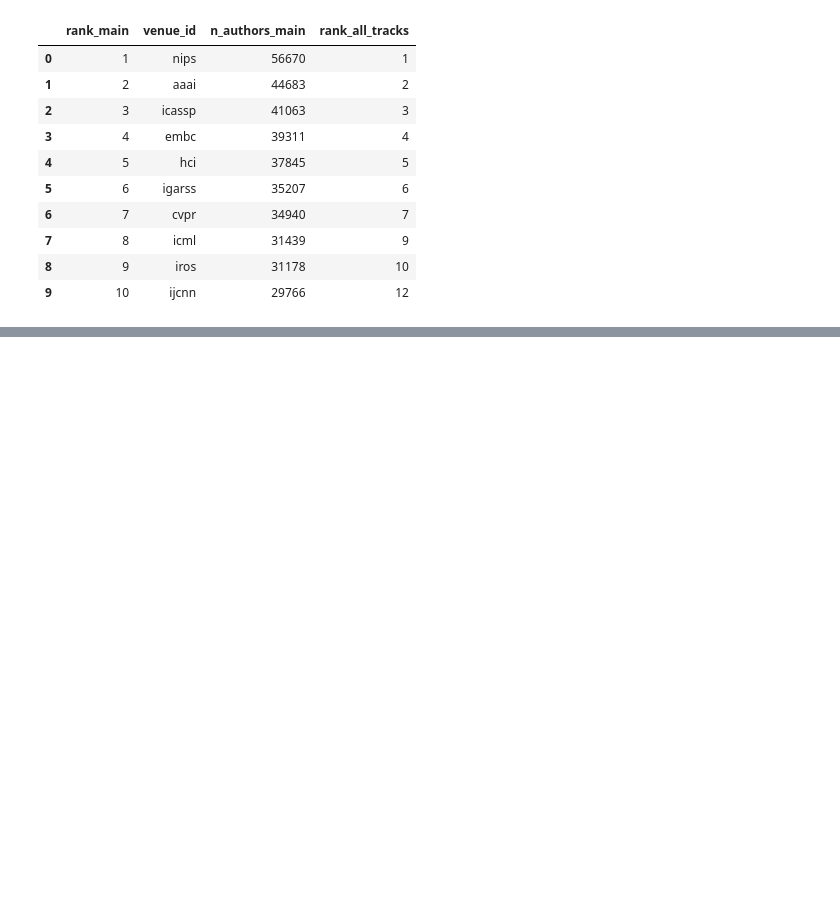
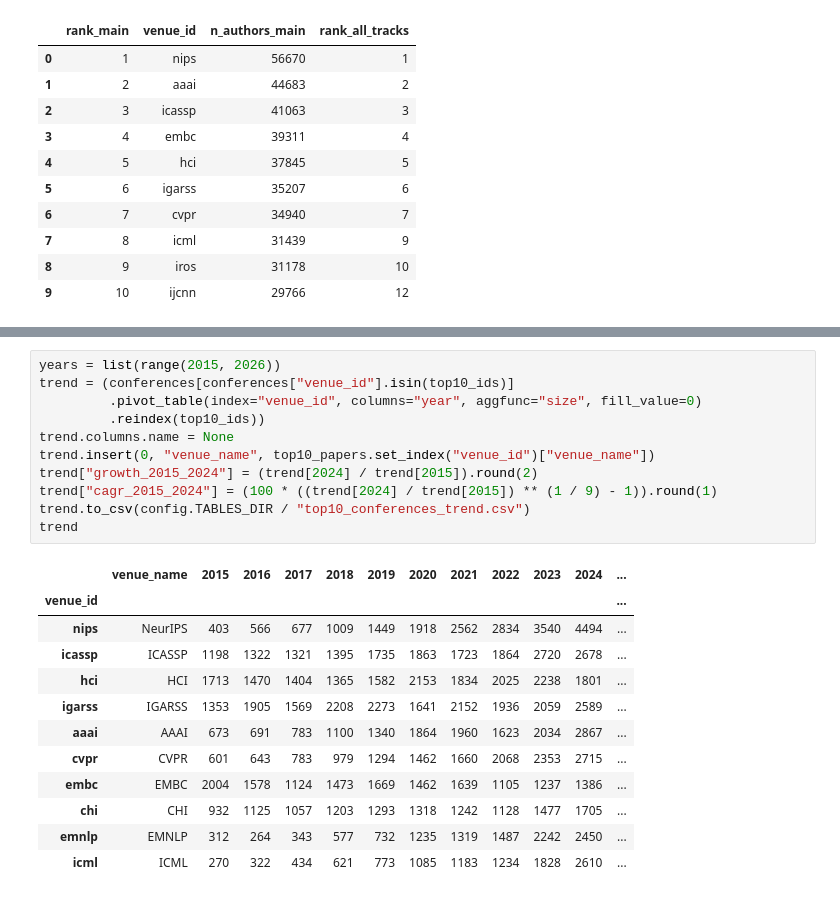
Before and after one commit to RNXFreeze/IF4041-Datmin-Tubes-Kel1, a Jupyter notebook: notebooks/02_conference_popularity.ipynb, the cells around one changed output, grey strips where cells are left out. Drawn from its saved outputs; the diff is of its cells as text; blank space fills up the shorter version.

```diff
--- a/notebooks/02_conference_popularity.ipynb
+++ b/notebooks/02_conference_popularity.ipynb
@@ -192,0 +252,24 @@ main_authors
+# %%
+years = list(range(2015, 2026))
+trend = (conferences[conferences["venue_id"].isin(top10_ids)]
+         .pivot_table(index="venue_id", columns="year", aggfunc="size", fill_value=0)
+         .reindex(top10_ids))
+trend.columns.name = None
+trend.insert(0, "venue_name", top10_papers.set_index("venue_id")["venue_name"])
+trend["growth_2015_2024"] = (trend[2024] / trend[2015]).round(2)
+trend["cagr_2015_2024"] = (100 * ((trend[2024] / trend[2015]) ** (1 / 9) - 1)).round(1)
+trend.to_csv(config.TABLES_DIR / "top10_conferences_trend.csv")
+trend
+# %% [output]
+|  | venue_name | 2015 | 2016 | 2017 | 2018 | 2019 | 2020 | 2021 | 2022 | 2023 | 2024 | ... |
+| venue_id |  |  |  |  |  |  |  |  |  |  |  | ... |
+| nips | NeurIPS | 403 | 566 | 677 | 1009 | 1449 | 1918 | 2562 | 2834 | 3540 | 4494 | ... |
+| icassp | ICASSP | 1198 | 1322 | 1321 | 1395 | 1735 | 1863 | 1723 | 1864 | 2720 | 2678 | ... |
+| hci | HCI | 1713 | 1470 | 1404 | 1365 | 1582 | 2153 | 1834 | 2025 | 2238 | 1801 | ... |
+| igarss | IGARSS | 1353 | 1905 | 1569 | 2208 | 2273 | 1641 | 2152 | 1936 | 2059 | 2589 | ... |
+| aaai | AAAI | 673 | 691 | 783 | 1100 | 1340 | 1864 | 1960 | 1623 | 2034 | 2867 | ... |
+| cvpr | CVPR | 601 | 643 | 783 | 979 | 1294 | 1462 | 1660 | 2068 | 2353 | 2715 | ... |
+| embc | EMBC | 2004 | 1578 | 1124 | 1473 | 1669 | 1462 | 1639 | 1105 | 1237 | 1386 | ... |
+| chi | CHI | 932 | 1125 | 1057 | 1203 | 1293 | 1318 | 1242 | 1128 | 1477 | 1705 | ... |
+| emnlp | EMNLP | 312 | 264 | 343 | 577 | 732 | 1235 | 1319 | 1487 | 2242 | 2450 | ... |
+| icml | ICML | 270 | 322 | 434 | 621 | 773 | 1085 | 1183 | 1234 | 1828 | 2610 | ... |
```
Also changed, not shown: parts of 10 cells of this notebook, 4 other files.
